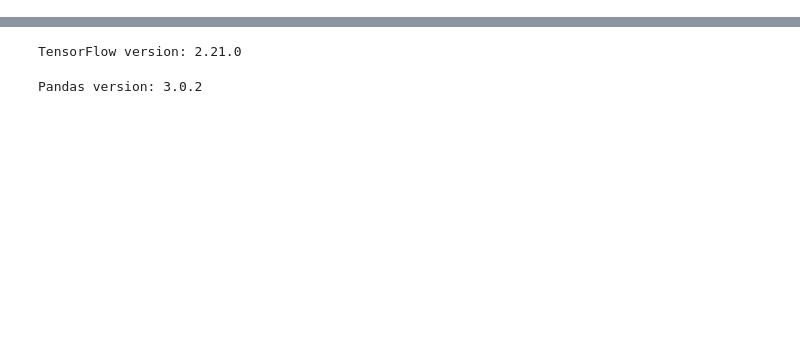
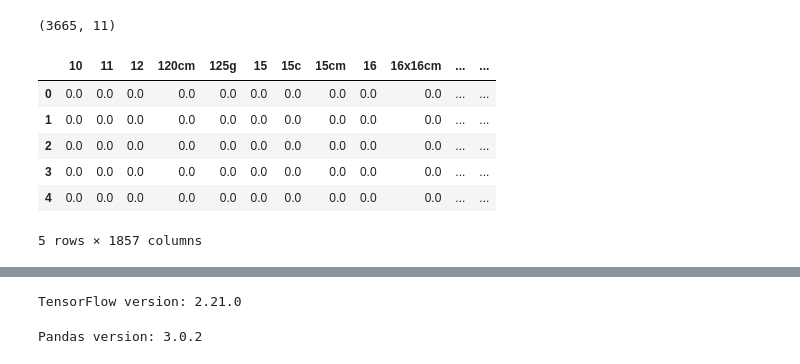
Before and after one commit to alikadkhoda/product_recommender, a Jupyter notebook: main.ipynb, the cells around one changed output, grey strips where cells are left out. Cells and saved outputs as stored; diff of their text form; code cells hidden in the pictures; blank space fills up the shorter version.

```diff
--- a/main.ipynb
+++ b/main.ipynb
@@ -2,0 +168,13 @@ import tensorflow as tf
+# %%
+def clean_text(text):
+    text = text.lower()
+    text = re.sub(r"[^\w\s]", "", text)  # Remove punctuation marks
+    text = text.strip()  # Remove extra spaces
+    words = text.split()
+
+    # Removing repetitive words and performing lemmatization
+    stop_words = set(stopwords.words("english"))
+    lemmatizer = WordNetLemmatizer()
+    words = [lemmatizer.lemmatize(word) for word in words if word not in stop_words]
+
+    return " ".join(words)
@@ -2,0 +246,23 @@ import tensorflow as tf
+# %%
+# groupby products and apply clean text
+unique_products = data.groupby('StockCode').first().reset_index()
+tqdm.pandas(desc="clean description")
+unique_products["Cleaned_Description"] = unique_products["Description"].progress_apply(clean_text)
+
+unique_products.shape
+# %% [output]
+(3665, 11)
+# %%
+# calculate TF-IDF
+vectorizer = TfidfVectorizer(stop_words='english', max_features=5000)
+tfidf_matrix = vectorizer.fit_transform(unique_products['Cleaned_Description'])
+tfidf_df = pd.DataFrame(tfidf_matrix.toarray(), columns=vectorizer.get_feature_names_out())
+tfidf_df.head()
+# %% [output]
+|  | 10 | 11 | 12 | 120cm | 125g | 15 | 15c | 15cm | 16 | 16x16cm | ... | ... |
+| 0 | 0.0 | 0.0 | 0.0 | 0.0 | 0.0 | 0.0 | 0.0 | 0.0 | 0.0 | 0.0 | ... | ... |
+| 1 | 0.0 | 0.0 | 0.0 | 0.0 | 0.0 | 0.0 | 0.0 | 0.0 | 0.0 | 0.0 | ... | ... |
+| 2 | 0.0 | 0.0 | 0.0 | 0.0 | 0.0 | 0.0 | 0.0 | 0.0 | 0.0 | 0.0 | ... | ... |
+| 3 | 0.0 | 0.0 | 0.0 | 0.0 | 0.0 | 0.0 | 0.0 | 0.0 | 0.0 | 0.0 | ... | ... |
+| 4 | 0.0 | 0.0 | 0.0 | 0.0 | 0.0 | 0.0 | 0.0 | 0.0 | 0.0 | 0.0 | ... | ... |
+5 rows × 1857 columns
```
Also changed, not shown: parts of 34 cells of this notebook, 1 other file.
